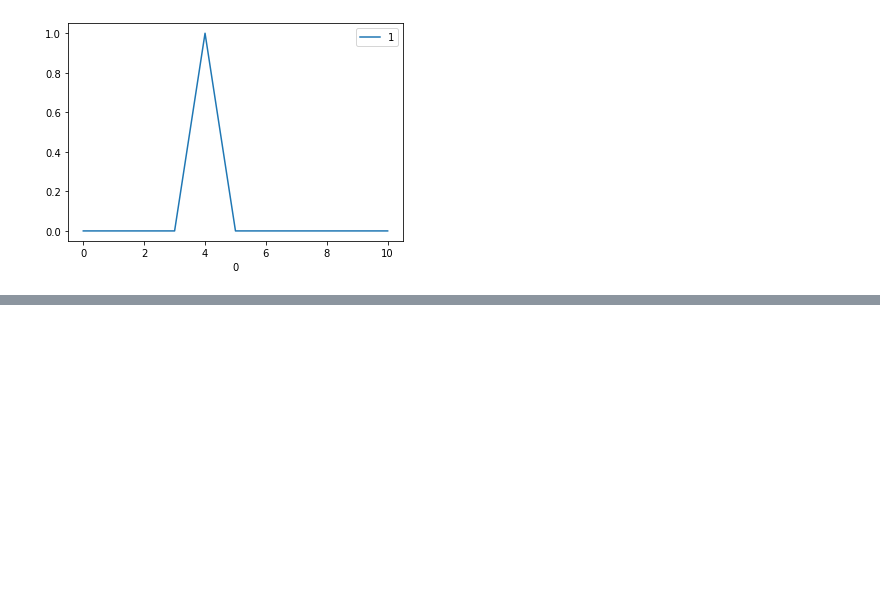
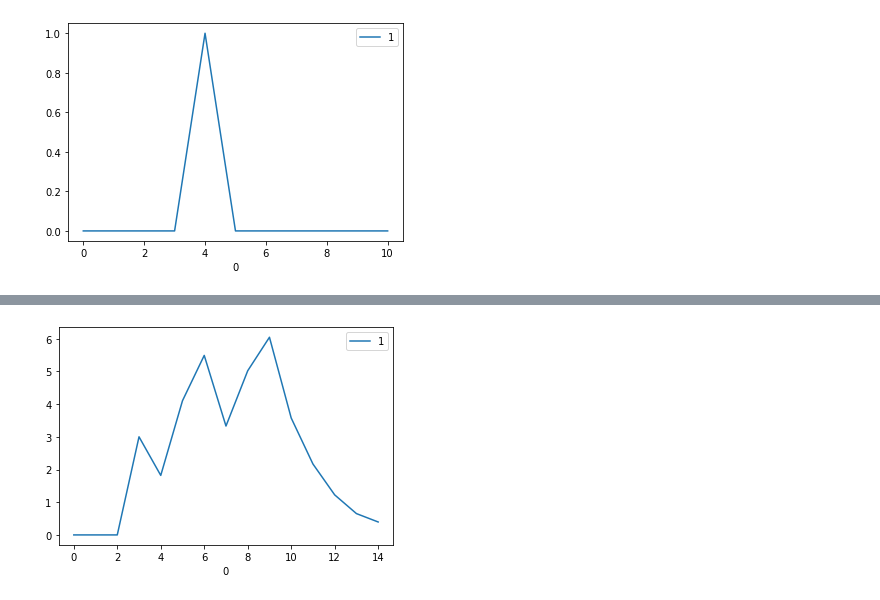
Before and after one commit to aguilarjose11/world_rep_snn, a Jupyter notebook: analysis/analysis_notebook.ipynb, the cells around one changed output, grey strips where cells are left out. Saved outputs shown, nothing was run; the diff lists cells and outputs as text; code cells hidden in the pictures; blank space fills up the shorter version.

```diff
--- a/analysis/analysis_notebook.ipynb
+++ b/analysis/analysis_notebook.ipynb
@@ -80,0 +90,6 @@ plot_data_line(range(len(ttfse_strain)), ttfse_strain)
+# %%
+psp_2 = [0, 0, 0, 3, 1.81959, 4.10364, 5.48898, 3.32924, 5.01928, 6.04435, 3.57549, 2.16865, 1.22476, 0.652261, 0.395616, ]
+
+plot_data_line(range(len(psp_2)), psp_2)
+# %% [output]
+[figure, added]
```
Also changed, not shown: parts of 25 cells of this notebook.
